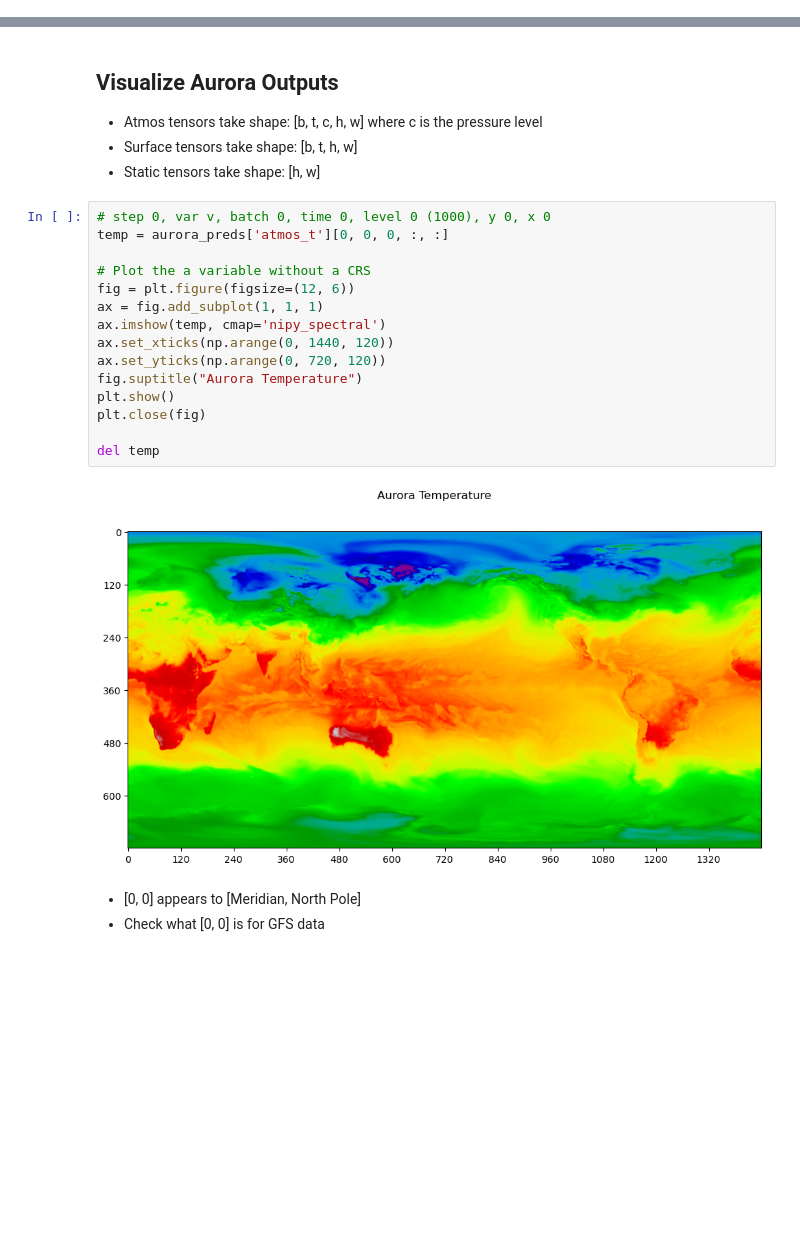
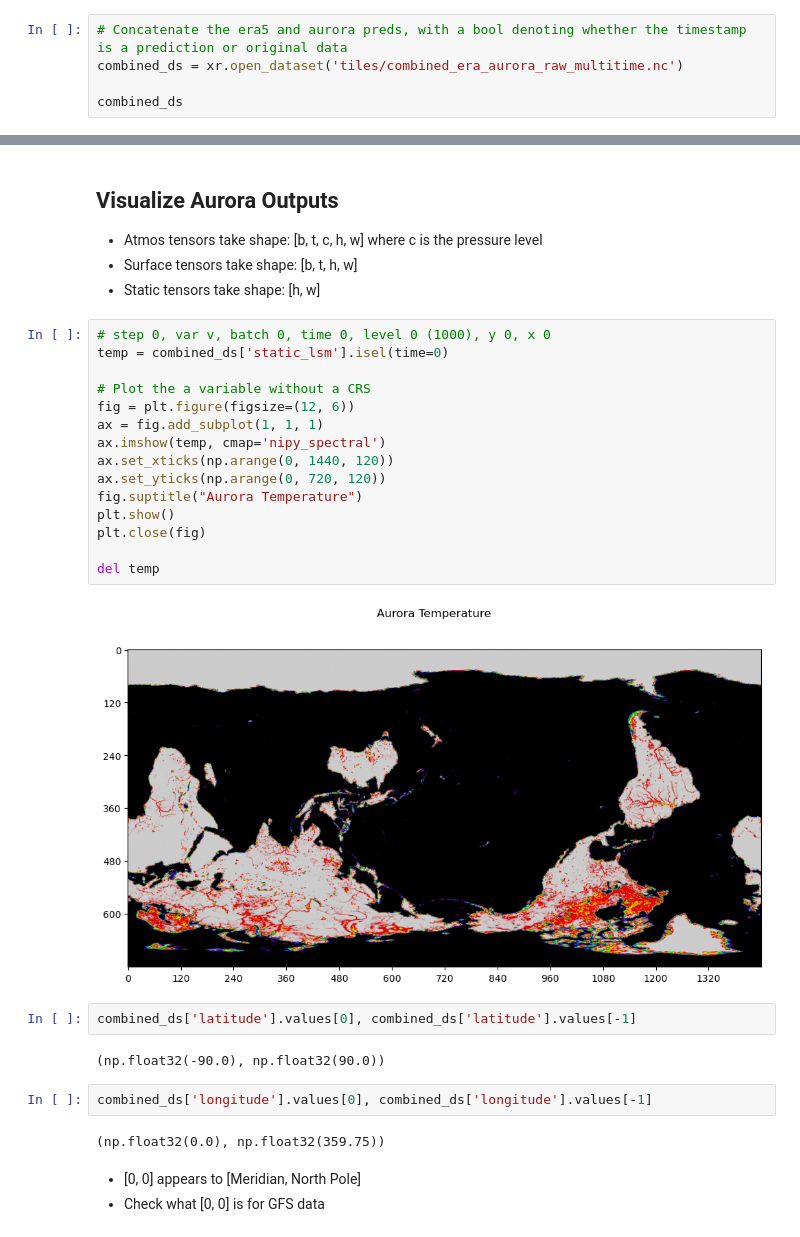
Before and after one commit to ACMEAtronOmatic/aurora, a Jupyter notebook: afwerx/aurora_regridding_process.ipynb, the cells around one changed output, grey strips where cells are left out. Drawn from its saved outputs; the diff is of its cells as text; blank space fills up the shorter version.

Commit message:
[SCI-814] Displaying multiple time steps

```diff
--- a/afwerx/aurora_regridding_process.ipynb
+++ b/afwerx/aurora_regridding_process.ipynb
@@ -145,0 +140,5 @@ Data variables:
+# %%
+# Concatenate the era5 and aurora preds, with a bool denoting whether the timestamp is a prediction or original data
+combined_ds = xr.open_dataset('tiles/combined_era_aurora_raw_multitime.nc')
+
+combined_ds
@@ -151,21 +168,29 @@ Data variables:
 - Static tensors take shape: [h, w]
 # %%
 # step 0, var v, batch 0, time 0, level 0 (1000), y 0, x 0
-temp = aurora_preds['atmos_t'][0, 0, 0, :, :]
+temp = combined_ds['static_lsm'].isel(time=0)
 
 # Plot the a variable without a CRS
 fig = plt.figure(figsize=(12, 6))
 ax = fig.add_subplot(1, 1, 1)
 ax.imshow(temp, cmap='nipy_spectral')
 ax.set_xticks(np.arange(0, 1440, 120))
 ax.set_yticks(np.arange(0, 720, 120))
 fig.suptitle("Aurora Temperature")
 plt.show()
 plt.close(fig)
 
 del temp
 # %% [output]
-[figure, old version]
+[figure, new version]
+# %%
+combined_ds['latitude'].values[0], combined_ds['latitude'].values[-1]
+# %% [output]
+(np.float32(-90.0), np.float32(90.0))
+# %%
+combined_ds['longitude'].values[0], combined_ds['longitude'].values[-1]
+# %% [output]
+(np.float32(0.0), np.float32(359.75))
 # %% [markdown]
 - [0, 0] appears to [Meridian, North Pole]
 - Check what [0, 0] is for GFS data
```
Also changed, not shown: parts of 20 cells of this notebook, 6 other files.
